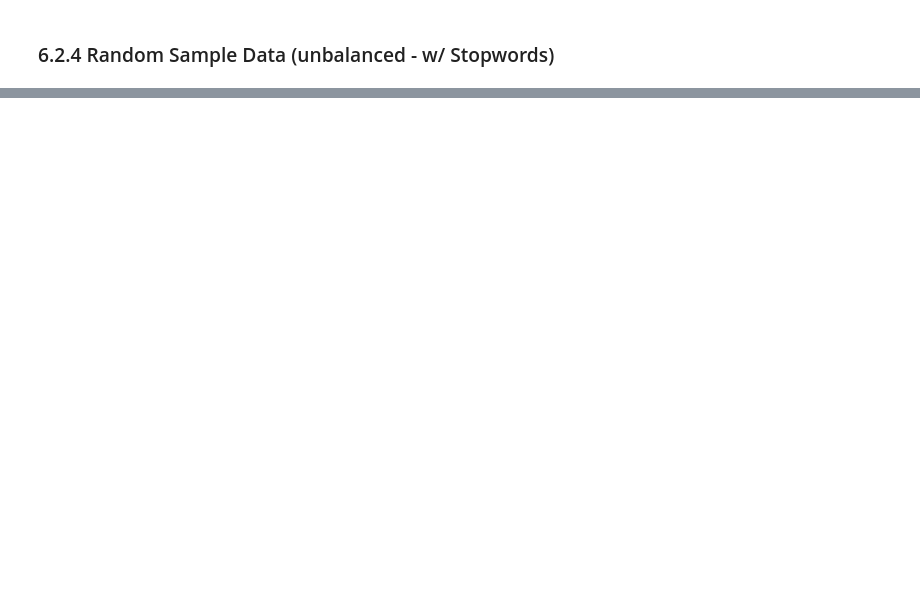
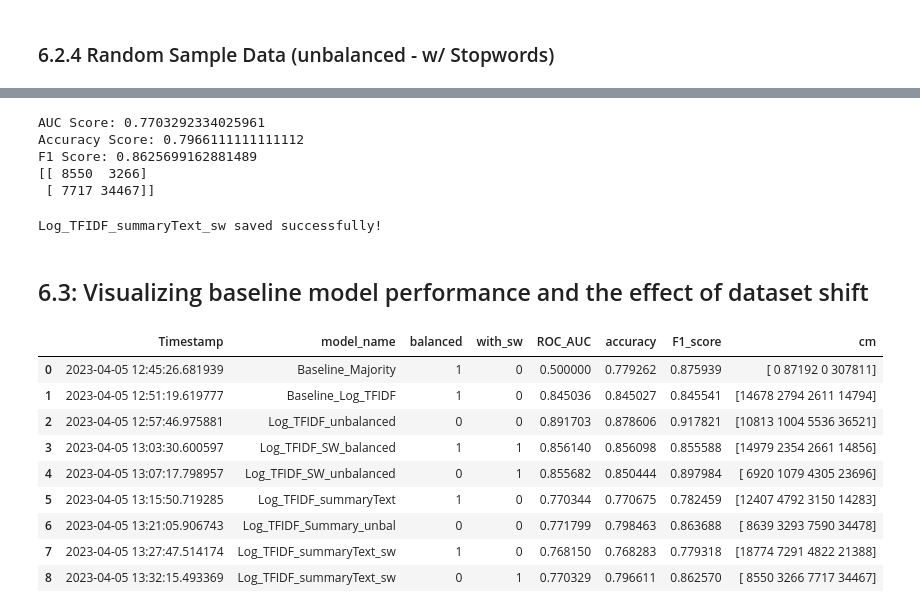
Before and after one commit to sthudium25/CIS5190-AmazonFoodReviews, a Jupyter notebook: Milestone_2/Project2Milestone.ipynb, the cells around one changed output, grey strips where cells are left out. Saved outputs shown, nothing was run; the diff lists cells and outputs as text; code cells hidden in the pictures; blank space fills up the shorter version.

Commit message:
Fixed baseline modling for TFIDF + Logreg. Data shift now only tested via baseline trained model.

```diff
--- a/Milestone_2/Project2Milestone.ipynb
+++ b/Milestone_2/Project2Milestone.ipynb
@@ -628,0 +746,33 @@ results_df.to_csv(join(dir, 'Model_results.csv'), mode='a', index=False, header=
+# %%
+sw_sum_auc, sw_sum_acc, sw_sum_f1, sw_sum_cm = model_eval(test['Score_class'], prediction["Log_TFIDF_summary"])
+# %% [output]
+AUC Score: 0.7703292334025961
+Accuracy Score: 0.7966111111111112
+F1 Score: 0.8625699162881489
+[[ 8550  3266]
+ [ 7717 34467]]
+# %%
+# gather info on model result
+add_model_scores_to_results(file_path = join(dir, 'Model_results.csv'),
+                            model_name = 'Log_TFIDF_summaryText_sw',
+                            balanced = 0, with_sw = 1,
+                            ROC_AUC = sw_sum_auc, accuracy = sw_sum_acc,
+                            f1 = sw_sum_f1, cm = sw_sum_cm, first_entry=False)
+# %% [output]
+Log_TFIDF_summaryText_sw saved successfully!
+# %% [markdown]
+## 6.3: Visualizing baseline model performance and the effect of dataset shift
+# %%
+results_summary = pd.read_csv(join(dir, 'Model_results.csv'))
+results_summary
+# %% [output]
+|  | Timestamp | model_name | balanced | with_sw | ROC_AUC | accuracy | F1_score | cm |
+| 0 | 2023-04-05 12:45:26.681939 | Baseline_Majority | 1 | 0 | 0.500000 | 0.779262 | 0.875939 | [ 0 87192 0 307811] |
+| 1 | 2023-04-05 12:51:19.619777 | Baseline_Log_TFIDF | 1 | 0 | 0.845036 | 0.845027 | 0.845541 | [14678 2794 2611 14794] |
+| 2 | 2023-04-05 12:57:46.975881 | Log_TFIDF_unbalanced | 0 | 0 | 0.891703 | 0.878606 | 0.917821 | [10813 1004 5536 36521] |
+| 3 | 2023-04-05 13:03:30.600597 | Log_TFIDF_SW_balanced | 1 | 1 | 0.856140 | 0.856098 | 0.855588 | [14979 2354 2661 14856] |
+| 4 | 2023-04-05 13:07:17.798957 | Log_TFIDF_SW_unbalanced | 0 | 1 | 0.855682 | 0.850444 | 0.897984 | [ 6920 1079 4305 23696] |
+| 5 | 2023-04-05 13:15:50.719285 | Log_TFIDF_summaryText | 1 | 0 | 0.770344 | 0.770675 | 0.782459 | [12407 4792 3150 14283] |
+| 6 | 2023-04-05 13:21:05.906743 | Log_TFIDF_Summary_unbal | 0 | 0 | 0.771799 | 0.798463 | 0.863688 | [ 8639 3293 7590 34478] |
+| 7 | 2023-04-05 13:27:47.514174 | Log_TFIDF_summaryText_sw | 1 | 0 | 0.768150 | 0.768283 | 0.779318 | [18774 7291 4822 21388] |
+| 8 | 2023-04-05 13:32:15.493369 | Log_TFIDF_summaryText_sw | 0 | 1 | 0.770329 | 0.796611 | 0.862570 | [ 8550 3266 7717 34467] |
```
Also changed, not shown: parts of 66 cells of this notebook.
